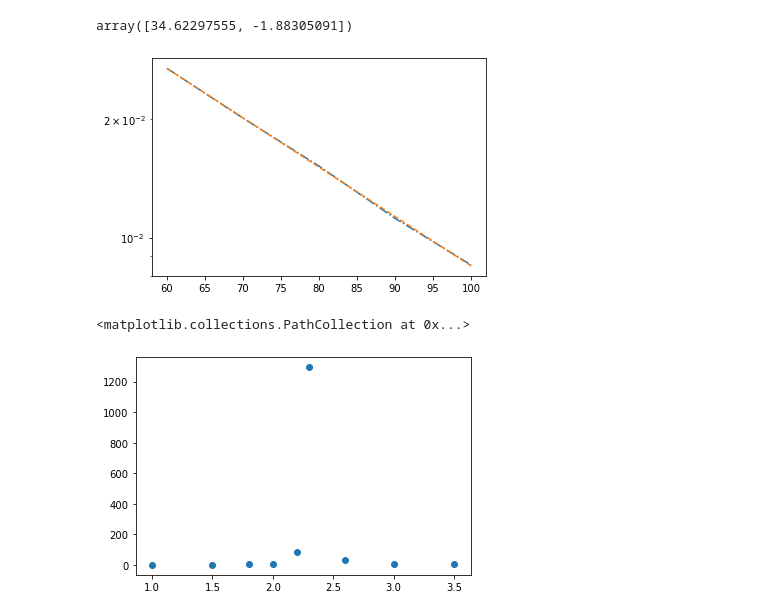
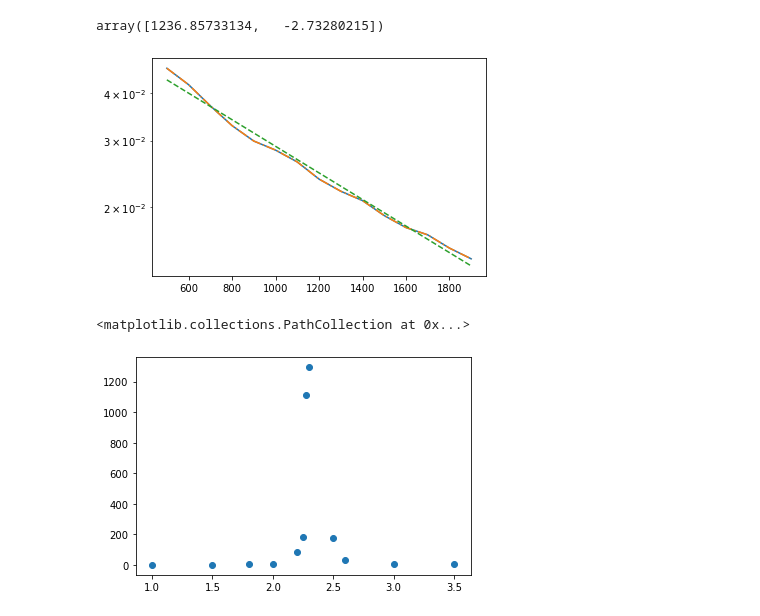
Before and after one commit to zlatovladdka/2d-spin-glasses, a Jupyter notebook: Ising.ipynb, the cells around one changed output. Saved outputs shown, nothing was run; the diff lists cells and outputs as text; code cells hidden in the pictures.

Commit message:
Plots of E, M, C, Chi, tau

```diff
--- a/Ising.ipynb
+++ b/Ising.ipynb
@@ -11,7 +11,7 @@ def corr_time(Nx, Ny, T, min_time = 0, max_time = np.inf, draw_each = False, fit
     mt = []
     df = pd.DataFrame()
     for result in client.numerics.ising.find({"Nx": Nx, "Ny": Ny, "T": T}):
-        if np.abs(result['corr_values'][-1]) >= 6e-2: continue
+        # if np.abs(result['corr_values'][-1]) >= 5e-3: continue
 
         x = np.array(result['corr_times'])
         y = np.array(result['corr_values'])
@@ -49,16 +49,16 @@ def observables(Nx, Ny, T):
         chi.append(result['Magnetization2'])
     return [np.mean(e), np.mean(m), np.mean(c), np.mean(chi)]
 # %%
-corr_time(100, 100, 2.6, min_time=60, max_time=100, fit = True, draw_each = False)
+corr_time(200, 200, 2.27, min_time = 500, fit = True, draw_each = True)
 # %% [output]
-array([34.62297555, -1.88305091])
+array([1236.85733134,   -2.73280215])
-[figure, old version]
+[figure, new version]
 # %%
-temp = np.array([1, 1.5, 1.8, 2, 2.2, 2.3, 2.6, 3, 3.5])
-tau = np.array([0.99824405, 1.24013707, 3.87455095, 8.88365412, 83.95509624, 1293.45461192, 34.62297555, 8.54602628, 4.09455078])
+temp = np.array([1, 1.5, 1.8, 2, 2.2, 2.25, 2.27, 2.3, 2.5, 2.6, 3, 3.5])
+tau = np.array([0.99824405, 1.24013707, 3.87455095, 8.88365412, 83.95509624, 184.0874894, 1112.24625119, 1293.45461192, 176.15564308, 34.62297555, 8.54602628, 4.09455078])
 
 plt.scatter(temp, tau)
 # %% [output]
 <matplotlib.collections.PathCollection at 0x...>
-[figure, old version]
+[figure, new version]
 # %%
```
Also changed, not shown: parts of 6 cells of this notebook.
